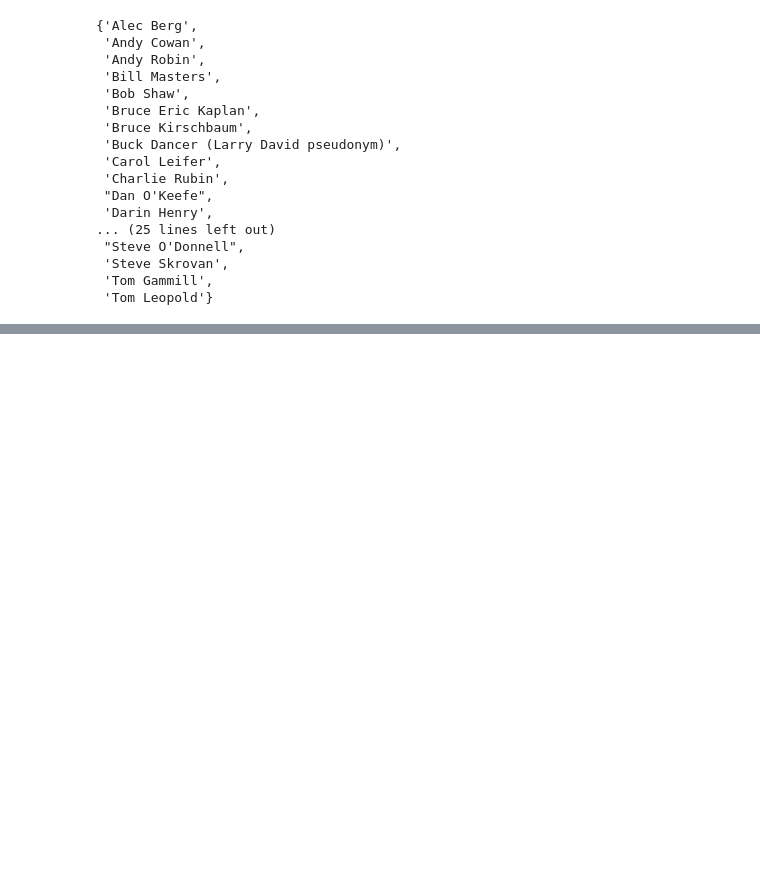
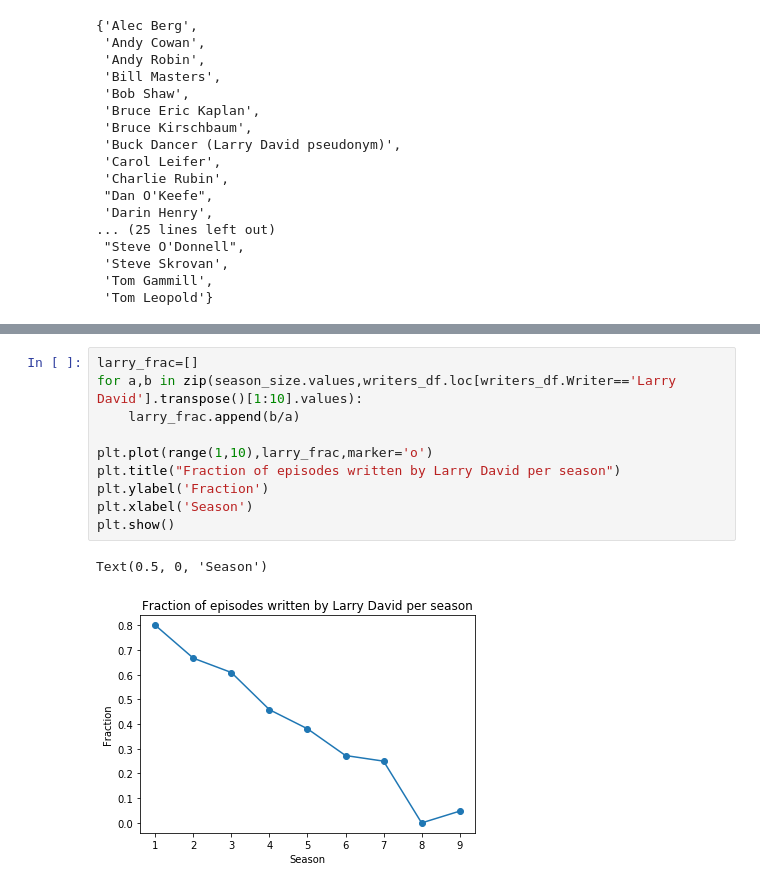
Before and after one commit to ktzioumis/The-Seinfeld, a Jupyter notebook: student.ipynb, the cells around one changed output, grey strips where cells are left out. Cells and saved outputs as stored; diff of their text form; blank space fills up the shorter version.

```diff
--- a/student.ipynb
+++ b/student.ipynb
@@ -303,3 +360,16 @@ plt.show()
+# %%
+larry_frac=[]
+for a,b in zip(season_size.values,writers_df.loc[writers_df.Writer=='Larry David'].transpose()[1:10].values):
+    larry_frac.append(b/a)
+
+plt.plot(range(1,10),larry_frac,marker='o')
+plt.title("Fraction of episodes written by Larry David per season")
+plt.ylabel('Fraction')
+plt.xlabel('Season')
+plt.show()
+# %% [output]
+Text(0.5, 0, 'Season')
+[figure, added]
 # %%
 import wordcloud as wc
 
```
Also changed, not shown: parts of 15 cells of this notebook.
